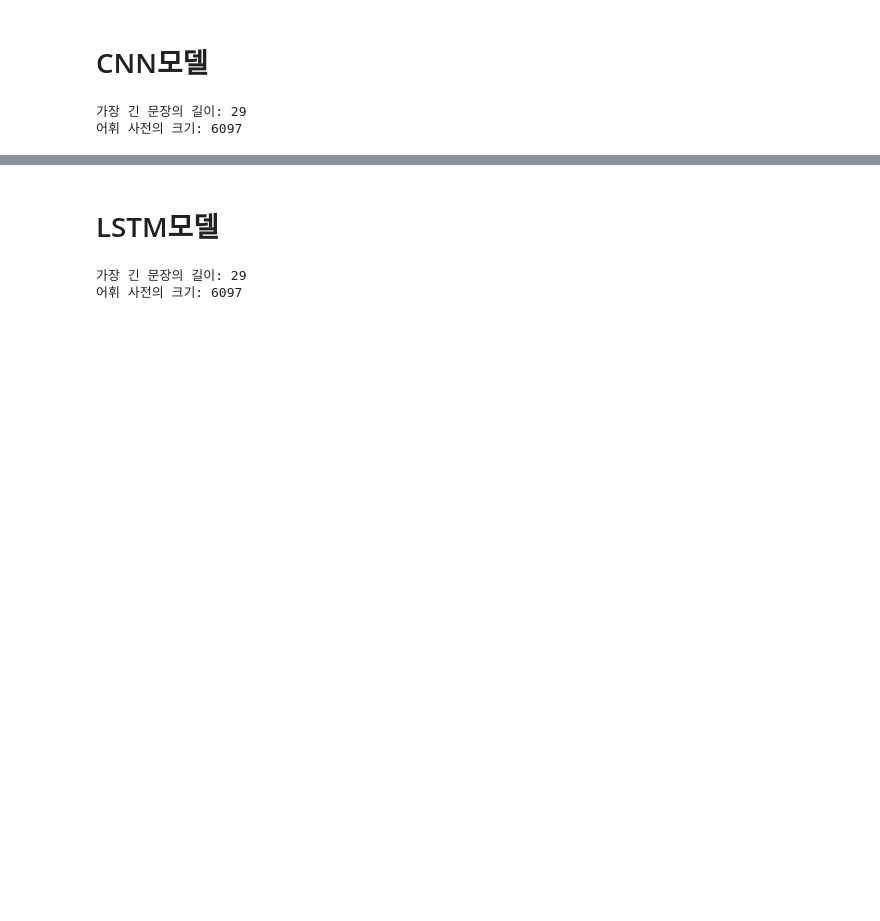
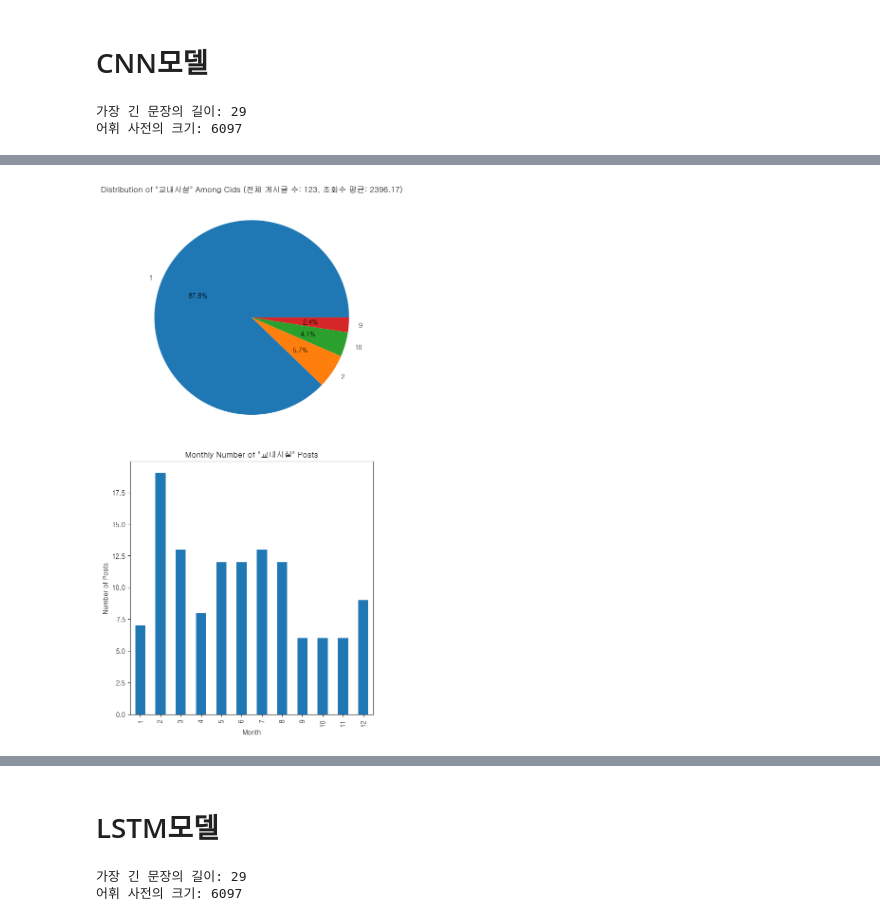
Before and after one commit to JangWooJin1/DataAnalysisProject, a Jupyter notebook: 모델링/title 분류/CNN,LSTM모델로_title_분류(수정).ipynb, the cells around one changed output, grey strips where cells are left out. Saved outputs shown, nothing was run; the diff lists cells and outputs as text; code cells hidden in the pictures; blank space fills up the shorter version.

```diff
--- a/모델링/title 분류/CNN,LSTM모델로_title_분류(수정).ipynb
+++ b/모델링/title 분류/CNN,LSTM모델로_title_분류(수정).ipynb
@@ -119 +129,7 @@ Epoch 7/10
 <keras.callbacks.History at 0x...>
+# %%
+# year, month column 추가
+df['year'] = df['time'].apply(lambda x: datetime.strptime(x, '%Y-%m-%d').year)
+df['month'] = df['time'].apply(lambda x: datetime.strptime(x, '%Y-%m-%d').month)
+
+df.head()
@@ -120 +143,40 @@ Epoch 7/10
+# %%
+import matplotlib.pyplot as plt
+
+def plot_class_distribution(df, keyword):
+    # Filter dataframe by class keyword
+    df_class = df[df['class'] == keyword]
+
+    # Count the number of occurrences of each Cid
+    cid_counts = df_class['Cid'].value_counts()
+
+    # Total number of occurrences of the keyword
+    total_count = df_class.shape[0]
+
+    # Average hits for the keyword
+    avg_hits = df_class['hits'].mean()
+
+    # Count the number of occurrences of the keyword for each month
+    monthly_counts = df_class['month'].value_counts().sort_index()
+
+    # Plot a pie chart
+    fig, axs = plt.subplots(2, 1, figsize=(6, 12))
+
+    # Plot the Cid distribution
+    axs[0].pie(cid_counts, labels=cid_counts.index, autopct='%1.1f%%')
+    axs[0].set_title(f'Distribution of "{keyword}" Among Cids (전체 게시글 수: {total_count}, 조회수 평균: {avg_hits:.2f})')
+
+    # Plot the monthly distribution
+    monthly_counts.plot(kind='bar', ax=axs[1])
+    axs[1].set_xlabel('Month')
+    axs[1].set_ylabel('Number of Posts')
+    axs[1].set_title(f'Monthly Number of "{keyword}" Posts')
+
+    plt.tight_layout()
+    plt.show()
+
+# Test the function
+plot_class_distribution(df, '교내시설')
+# %% [output]
+[figure, added]
 # %%
```
Also changed, not shown: parts of 9 cells of this notebook.
